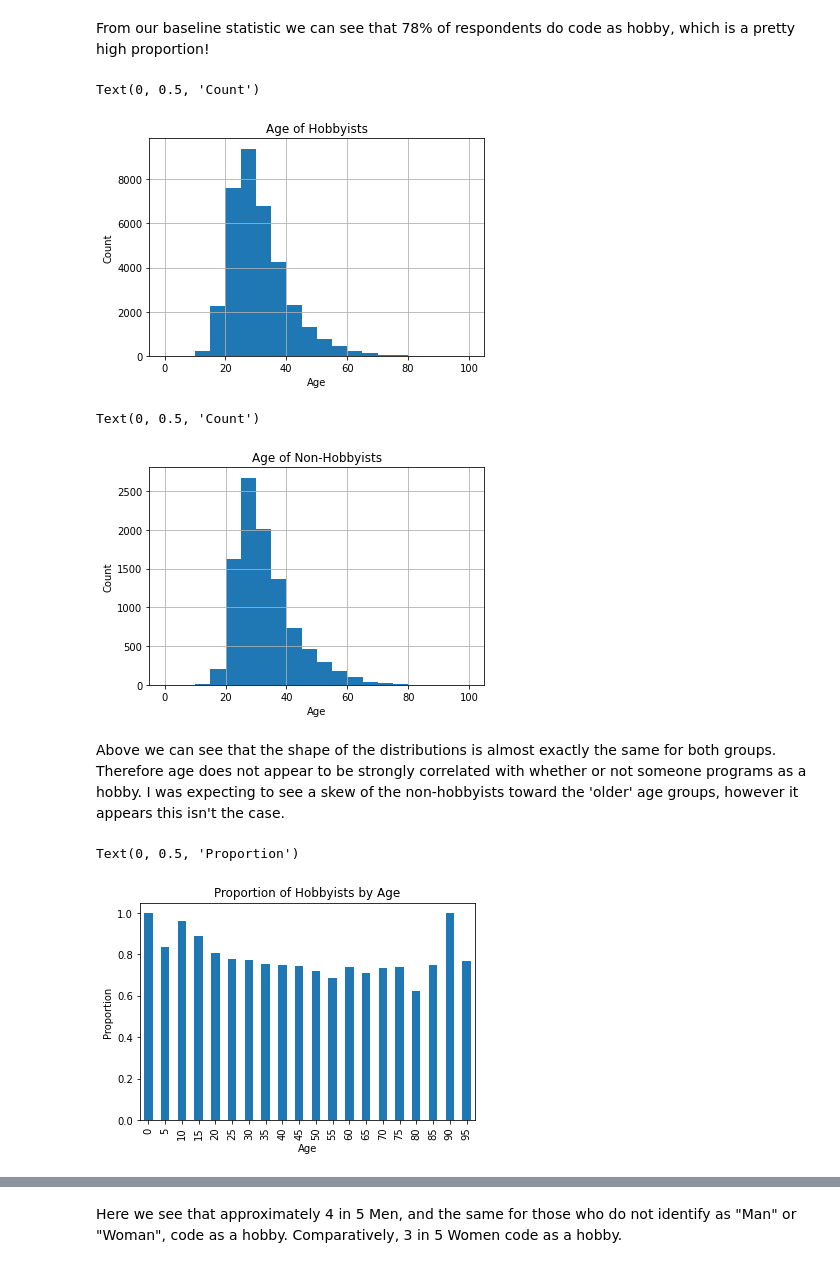
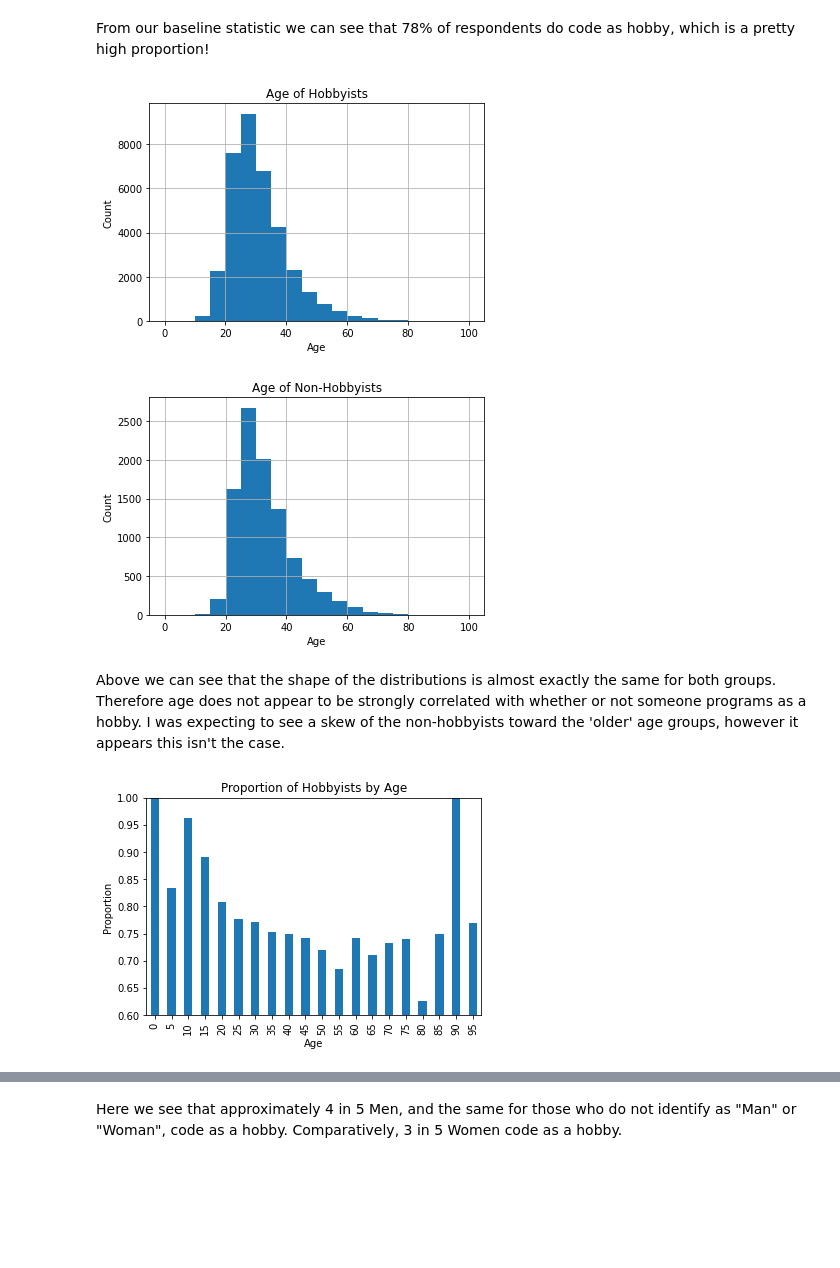
Before and after one commit to jbm1991/stackoverflow_survey, a Jupyter notebook: HobbyAgeGenderLocation.ipynb, the cells around one changed output, grey strips where cells are left out. Cells and saved outputs as stored; diff of their text form; code cells hidden in the pictures; blank space fills up the shorter version.

```diff
--- a/HobbyAgeGenderLocation.ipynb
+++ b/HobbyAgeGenderLocation.ipynb
@@ -13,7 +13,8 @@ import seaborn as sns
 
 df = pd.read_csv('./survey_results/2020/survey_results_public.csv')
 schema = pd.read_csv('./survey_results/2020/survey_results_schema.csv')
-
+# Create a new column which maps Hobbyist to numerical values, so that aggregate statistics become easier
+df['HobbyistNum'] = df['Hobbyist'].replace(to_replace={'Yes': 1, 'No': 0})
 df.head()
 # %% [output]
 |  | Respondent | MainBranch | Hobbyist | Age | Age1stCode | CompFreq | CompTotal | ConvertedComp | Country | ... |
@@ -38,31 +39,26 @@ From our baseline statistic we can see that 78% of respondents do code as hobby,
 hobbyist_df['Age'].hist(bins=list(range(0,101,5)))
 plt.title('Age of Hobbyists')
 plt.xlabel('Age')
-plt.ylabel('Count')
+plt.ylabel('Count');
 # %% [output]
-Text(0, 0.5, 'Count')
 [figure]
 # %%
 not_hobbyist_df['Age'].hist(bins=list(range(0,101,5)))
 plt.title('Age of Non-Hobbyists')
 plt.xlabel('Age')
-plt.ylabel('Count')
+plt.ylabel('Count');
 # %% [output]
-Text(0, 0.5, 'Count')
 [figure]
 # %% [markdown]
 Above we can see that the shape of the distributions is almost exactly the same for both groups. Therefore age does not appear to be strongly correlated with whether or not someone programs as a hobby. I was expecting to see a skew of the non-hobbyists toward the 'older' age groups, however it appears this isn't the case.
 # %%
 df['Age_bin'], bins = pd.cut(df['Age'], bins=list(range(0,101,5)), retbins=True)
-age_bin_df = df[['Age_bin', 'Hobbyist']].copy()
-age_bin_df['Hobbyist'].replace(to_replace={'Yes':1, 'No':0}, inplace=True)
-age_agg_df = age_bin_df.groupby('Age_bin').mean()
+age_agg_df = df[['Age_bin', 'HobbyistNum']].groupby('Age_bin').mean()
 age_agg_df.index.categories = bins[:-1]
-age_agg_df.plot.bar(legend=None)
+age_agg_df.plot.bar(legend=None, ylim=(0.6,1))
 plt.title('Proportion of Hobbyists by Age')
 plt.xlabel('Age')
-plt.ylabel('Proportion')
+plt.ylabel('Proportion');
 # %% [output]
-Text(0, 0.5, 'Proportion')
-[figure, old version]
+[figure, new version]
 # %% [markdown]
```
Also changed, not shown: parts of 4 cells of this notebook, 2 other files.
